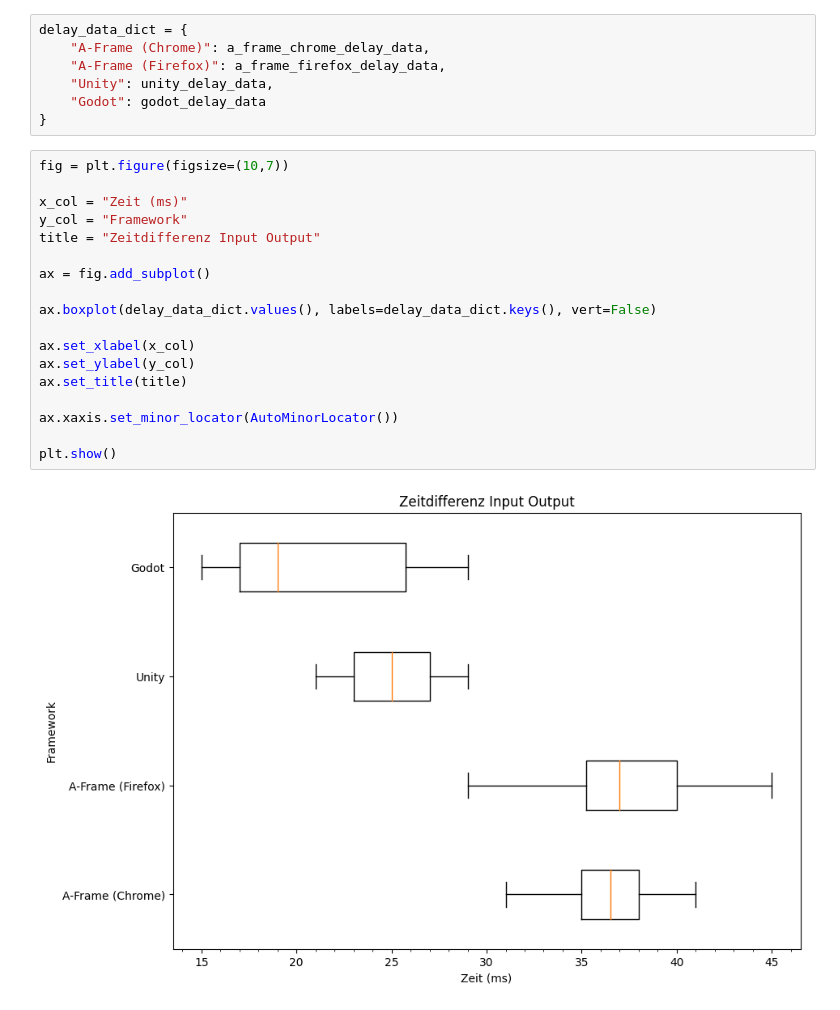
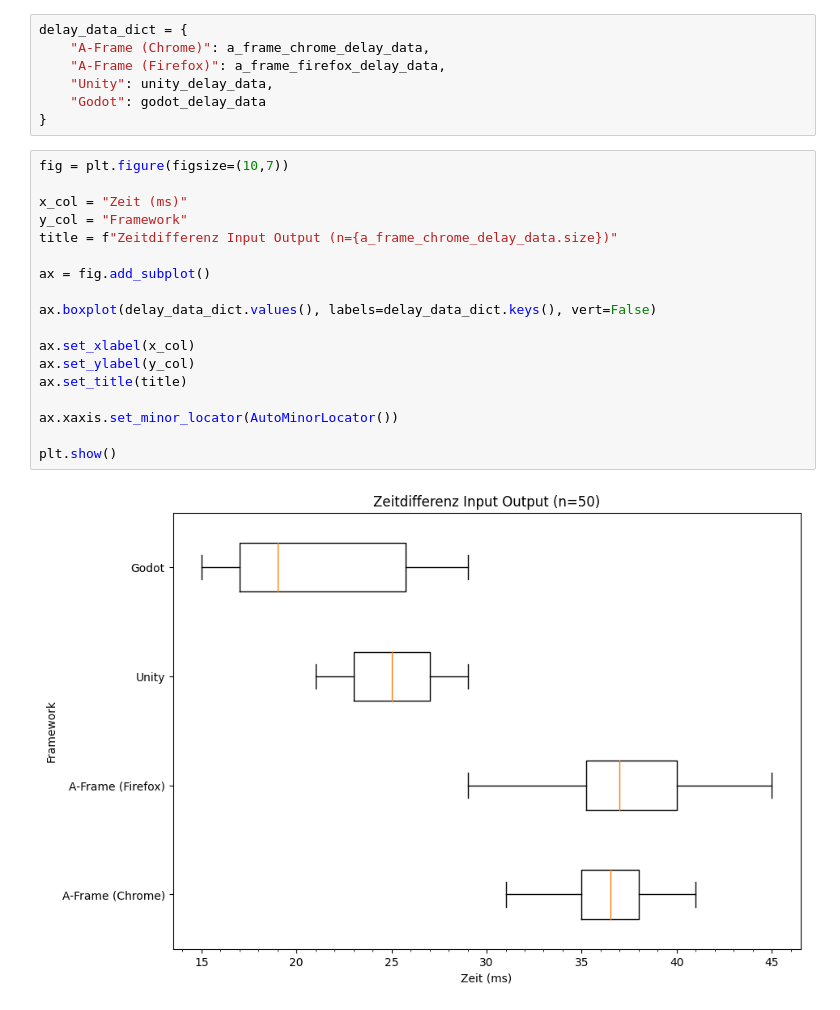
Before and after one commit to CengoleFHV/videos-to-data-computer-vision-openCV, a Jupyter notebook: data-vis/data_vis.ipynb, the cells around one changed output. Drawn from its saved outputs; the diff is of its cells as text.

```diff
--- a/data-vis/data_vis.ipynb
+++ b/data-vis/data_vis.ipynb
@@ -23,20 +23,20 @@ delay_data_dict = {
 # %%
 fig = plt.figure(figsize=(10,7))
 
 x_col = "Zeit (ms)"
 y_col = "Framework"
-title = "Zeitdifferenz Input Output"
+title = f"Zeitdifferenz Input Output (n={a_frame_chrome_delay_data.size})"
 
 ax = fig.add_subplot()
 
 ax.boxplot(delay_data_dict.values(), labels=delay_data_dict.keys(), vert=False)
 
 ax.set_xlabel(x_col)
 ax.set_ylabel(y_col)
 ax.set_title(title)
 
 ax.xaxis.set_minor_locator(AutoMinorLocator())
 
 plt.show()
 # %% [output]
-[figure, old version]
+[figure, new version]
```
Also changed, not shown: parts of 2 cells of this notebook.
